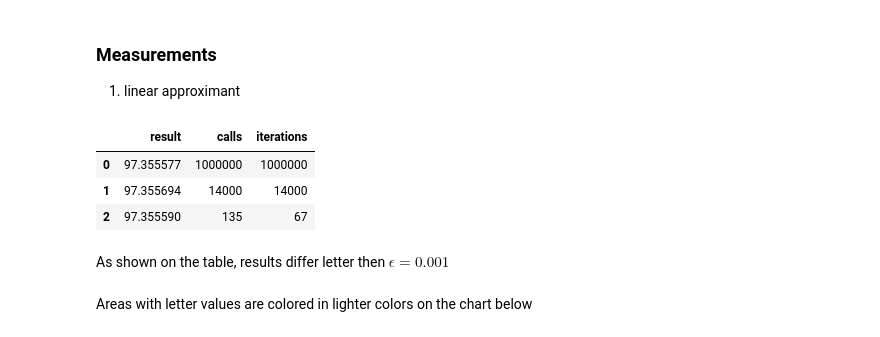
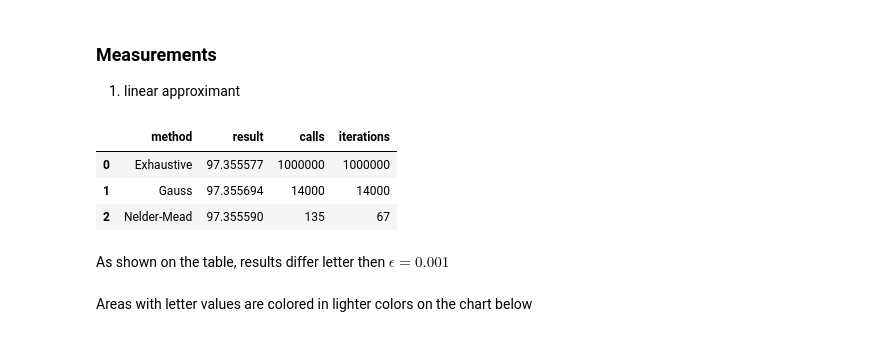
Before and after one commit to Resurrectiontent/ADA-TimeComplexityEstimation, a Jupyter notebook: 2-UnconstrainedNonlinearOptimisationDM.ipynb, the cells around one changed output. Cells and saved outputs as stored; diff of their text form; code cells hidden in the pictures.

```diff
--- a/2-UnconstrainedNonlinearOptimisationDM.ipynb
+++ b/2-UnconstrainedNonlinearOptimisationDM.ipynb
@@ -360,13 +360,17 @@ exh = multidim_exhaustive_search(linear_approximant, ranges)
 gauss = gauss_search(linear_approximant, ranges)
 nelder = nelder_mead(linear_approximant, ranges)
 # %%
-linear_results = DataFrame.from_records([exh[1:],gauss[1:],nelder[1:]], columns=["result", "calls", "iterations"])
+linear_results = DataFrame.from_records([\
+                                         ["Exhaustive", *exh[1:]],\
+                                         ["Gauss", *gauss[1:]],\
+                                         ["Nelder-Mead", *nelder[1:]]], \
+                                        columns=["method","result", "calls", "iterations"])
 display(linear_results)
 # %% [output]
-|  | result | calls | iterations |
-| 0 | 97.355577 | 1000000 | 1000000 |
-| 1 | 97.355694 | 14000 | 14000 |
-| 2 | 97.355590 | 135 | 67 |
+|  | method | result | calls | iterations |
+| 0 | Exhaustive | 97.355577 | 1000000 | 1000000 |
+| 1 | Gauss | 97.355694 | 14000 | 14000 |
+| 2 | Nelder-Mead | 97.355590 | 135 | 67 |
 # %% [markdown]
 As shown on the table, results differ letter then $\epsilon=0.001$
 <br><br>
```
Also changed, not shown: parts of 3 cells of this notebook, 1 other file.
